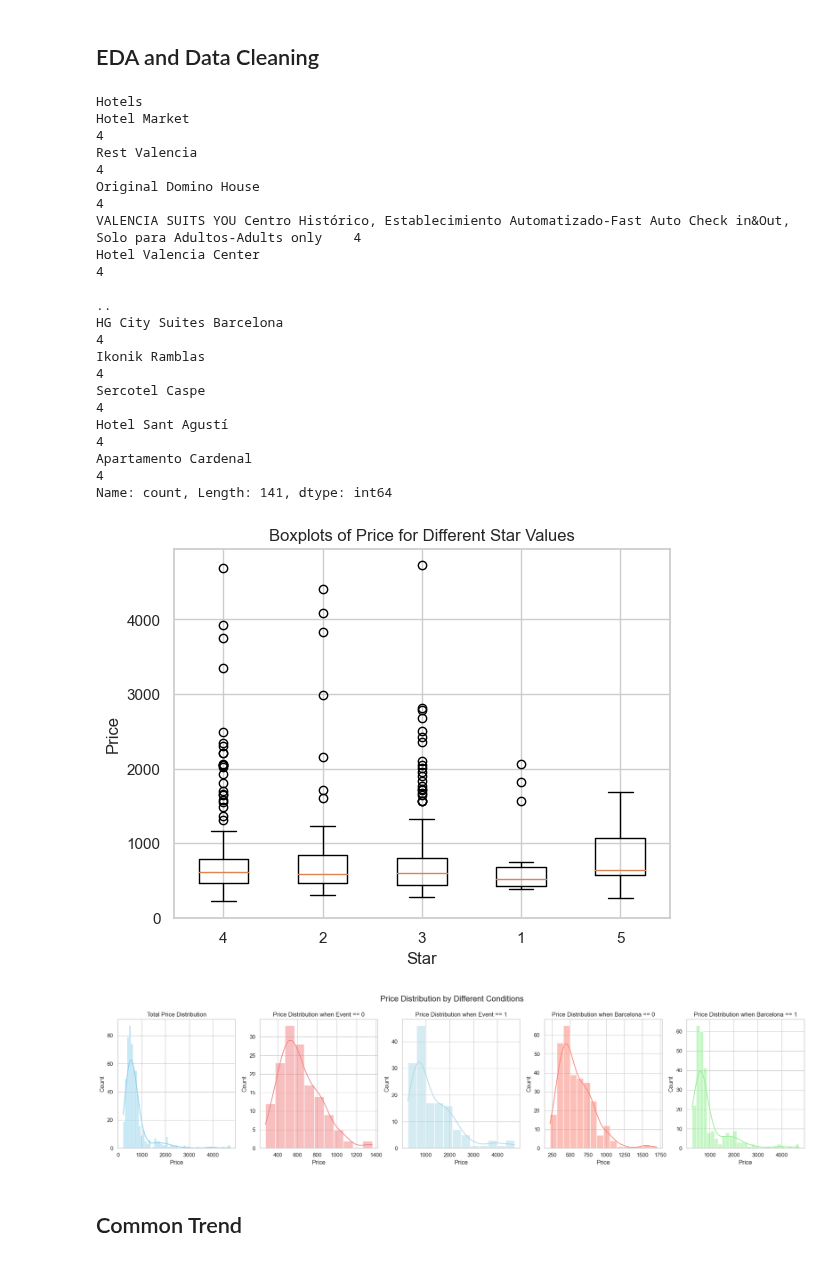
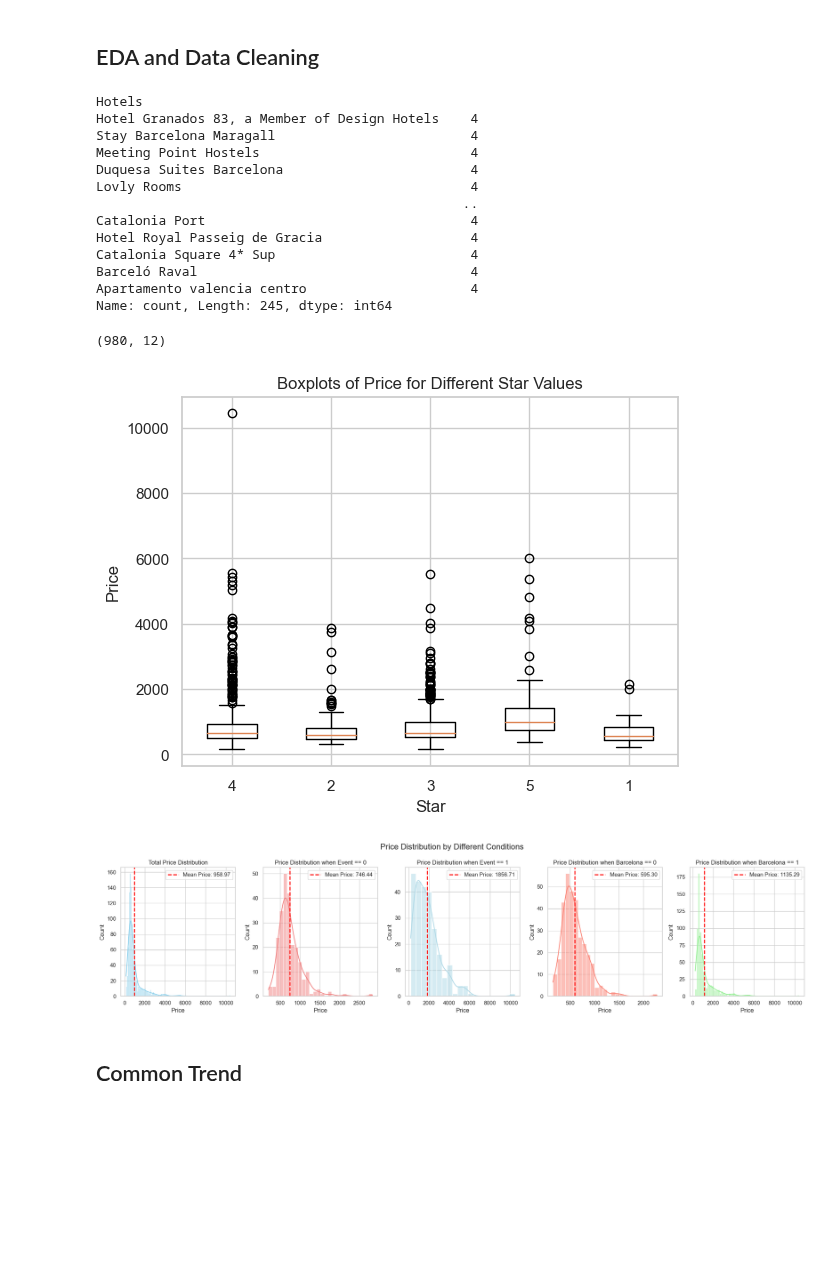
Before and after one commit to mgallon235/Bookings, a Jupyter notebook: Regressions/Regressions_Mobile.ipynb, the cells around one changed output. Cells and saved outputs as stored; diff of their text form; code cells hidden in the pictures; blank space fills up the shorter version.

Commit message:
Regressions with final data

```diff
--- a/Regressions/Regressions_Mobile.ipynb
+++ b/Regressions/Regressions_Mobile.ipynb
@@ -34,7 +31,7 @@ def merge_csv_files_and_add_columns(directory_path):
                 file_df['event'] = -2
 
             # Add 'city' column based on the presence of 'Barcelona' in the filename
-            file_df['barcelona'] = 1 if 'Barcelona' in filename else 0
+            file_df['barcelona'] = 1 if 'barcelona' in filename else 0
 
             # Append the DataFrame to the list
             df_list.append(file_df)
@@ -45,7 +42,7 @@ def merge_csv_files_and_add_columns(directory_path):
     return df
 
 # Specify the directory path containing the CSV files
-directory_path = r'C:\Users\bakwe\Documents\GitHub\Git extra\Bookings\Scraped_data'
+directory_path = r'C:\Users\bakwe\Documents\GitHub\Git extra\Bookings\final_draft\downloads_datasets'
 
 # Call the function to merge CSV files and add columns
 df = merge_csv_files_and_add_columns(directory_path)
@@ -78,34 +75,38 @@ df = df[df['Hotels'].isin(hotel_counts[hotel_counts == 4].index)]
 print(df['Hotels'].value_counts())
 # %% [output]
 Hotels
-Hotel Market                                                                                                               4
-Rest Valencia                                                                                                              4
-Original Domino House                                                                                                      4
-VALENCIA SUITS YOU Centro Histórico, Establecimiento Automatizado-Fast Auto Check in&Out, Solo para Adultos-Adults only    4
-Hotel Valencia Center                                                                                                      4
-                                                                                                                          ..
-HG City Suites Barcelona                                                                                                   4
-Ikonik Ramblas                                                                                                             4
-Sercotel Caspe                                                                                                             4
-Hotel Sant Agustí                                                                                                          4
-Apartamento Cardenal                                                                                                       4
-Name: count, Length: 141, dtype: int64
+Hotel Granados 83, a Member of Design Hotels    4
+Stay Barcelona Maragall                         4
+Meeting Point Hostels                           4
+Duquesa Suites Barcelona                        4
+Lovly Rooms                                     4
+                                               ..
+Catalonia Port                                  4
+Hotel Royal Passeig de Gracia                   4
+Catalonia Square 4* Sup                         4
+Barceló Raval                                   4
+Apartamento valencia centro                     4
+Name: count, Length: 245, dtype: int64
+# %%
+df.shape
+# %% [output]
+(980, 12)
 # %%
 # Extract only digits from the 'Price' column and convert to numeric
 df['Price'] = pd.to_numeric(df['Price'].str.replace('[^\d]', '', regex=True), errors='coerce')
 
 # Extract the first digit and convert to numeric
-df['Star'] = pd.to_numeric(df['Star'].str.extract('(\d)', expand=False), errors='coerce')
+df['Stars'] = pd.to_numeric(df['Stars'].str.extract('(\d)', expand=False), errors='coerce')
 # %%
 # Group the DataFrame by the 'Star' column and create boxplots for each group
-plt.boxplot([df['Price'][df['Star'] == star] for star in df['Star'].unique()],
-            labels=df['Star'].unique())
+plt.boxplot([df['Price'][df['Stars'] == star] for star in df['Stars'].unique()],
+            labels=df['Stars'].unique())
 plt.xlabel('Star')
 plt.ylabel('Price')
 plt.title('Boxplots of Price for Different Star Values')
 plt.show()
 # %% [output]
-[figure, old version]
+[figure, new version]
 # %%
 # Set the style for the plot
 sns.set(style="whitegrid")
@@ -115,34 +116,49 @@ fig, axes = plt.subplots(1, 5, figsize=(20, 5))
 
 # Plot the distribution of 'Price' for all observations
 sns.histplot(df['Price'], ax=axes[0], kde=True, color='skyblue')
 axes[0].set_title('Total Price Distribution')
+mean_price_total = df['Price'].mean()
+axes[0].axvline(mean_price_total, color='red', linestyle='dashed', linewidth=2, label=f'Mean Price: {mean_price_total:.2f}')
+axes[0].legend()
 
 # Create a separate plot for 'event' == 0
 sns.histplot(df[df['event'] == 0]['Price'], ax=axes[1], kde=True, color='lightcoral')
 axes[1].set_title('Price Distribution when Event == 0')
+mean_price_event_0 = df[df['event'] == 0]['Price'].mean()
+axes[1].axvline(mean_price_event_0, color='red', linestyle='dashed', linewidth=2, label=f'Mean Price: {mean_price_event_0:.2f}')
+axes[1].legend()
 
 # Create a separate plot for 'event' == 1
 sns.histplot(df[df['event'] == 1]['Price'], ax=axes[2], kde=True, color='lightblue')
 axes[2].set_title('Price Distribution when Event == 1')
+mean_price_event_1 = df[df['event'] == 1]['Price'].mean()
+axes[2].axvline(mean_price_event_1, color='red', linestyle='dashed', linewidth=2, label=f'Mean Price: {mean_price_event_1:.2f}')
+axes[2].legend()
 
 # Create a separate plot for 'barcelona' == 0
 sns.histplot(df[df['barcelona'] == 0]['Price'], ax=axes[3], kde=True, color='salmon')
 axes[3].set_title('Price Distribution when Barcelona == 0')
+mean_price_barcelona_0 = df[df['barcelona'] == 0]['Price'].mean()
+axes[3].axvline(mean_price_barcelona_0, color='red', linestyle='dashed', linewidth=2, label=f'Mean Price: {mean_price_barcelona_0:.2f}')
+axes[3].legend()
 
 # Create a separate plot for 'barcelona' == 1
 sns.histplot(df[df['barcelona'] == 1]['Price'], ax=axes[4], kde=True, color='lightgreen')
 axes[4].set_title('Price Distribution when Barcelona == 1')
+mean_price_barcelona_1 = df[df['barcelona'] == 1]['Price'].mean()
+axes[4].axvline(mean_price_barcelona_1, color='red', linestyle='dashed', linewidth=2, label=f'Mean Price: {mean_price_barcelona_1:.2f}')
+axes[4].legend()
 
 # Add a title to the overall figure
 fig.suptitle('Price Distribution by Different Conditions', fontsize=16)
 
 # Adjust the spacing between subplots
 plt.tight_layout()
 
 # Show the individual plots
 plt.show()
 # %% [output]
-[figure, old version]
+[figure, new version]
 # %% [markdown]
 ## Common Trend
 # %%
```
Also changed, not shown: parts of 11 cells of this notebook, 2 other files.
